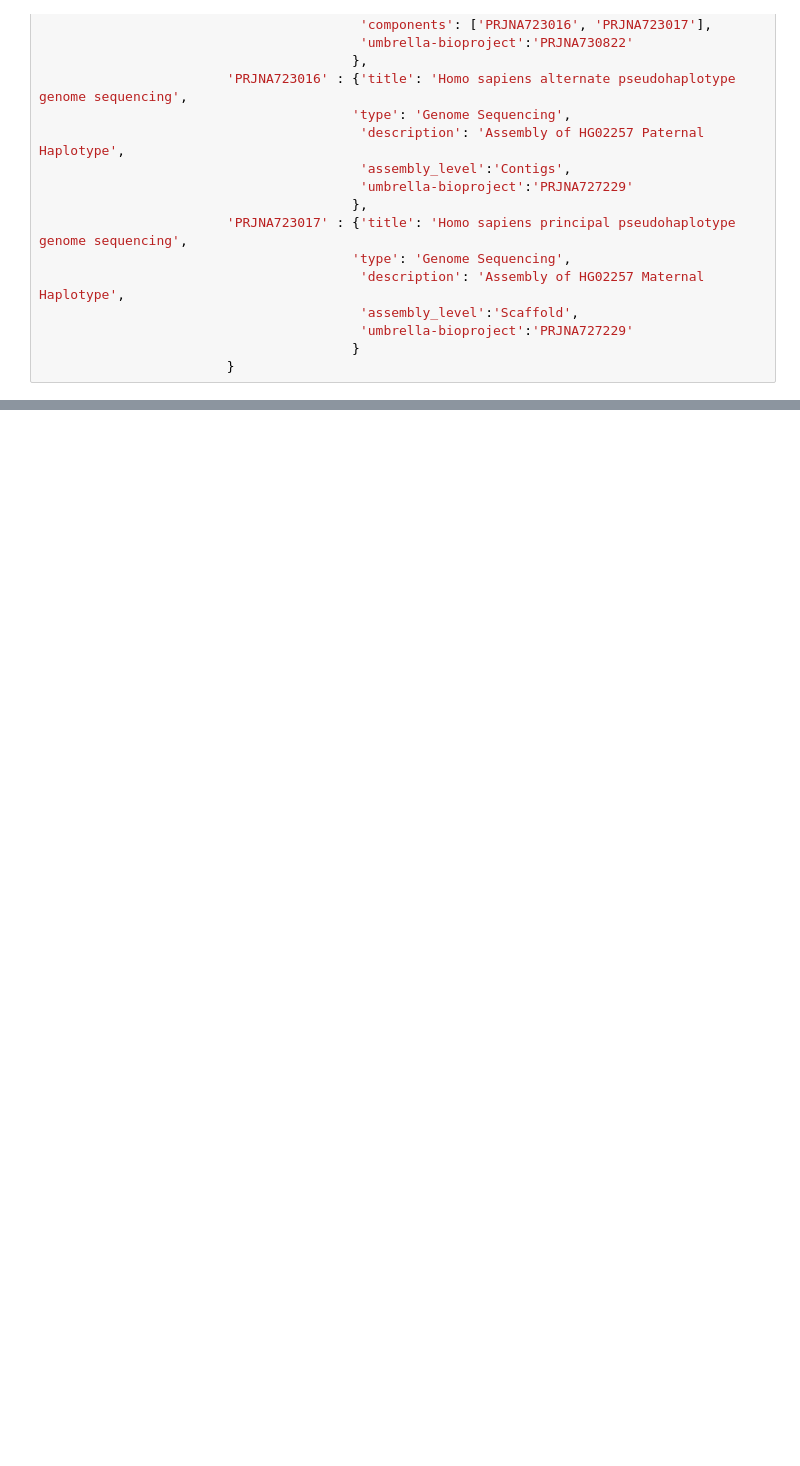
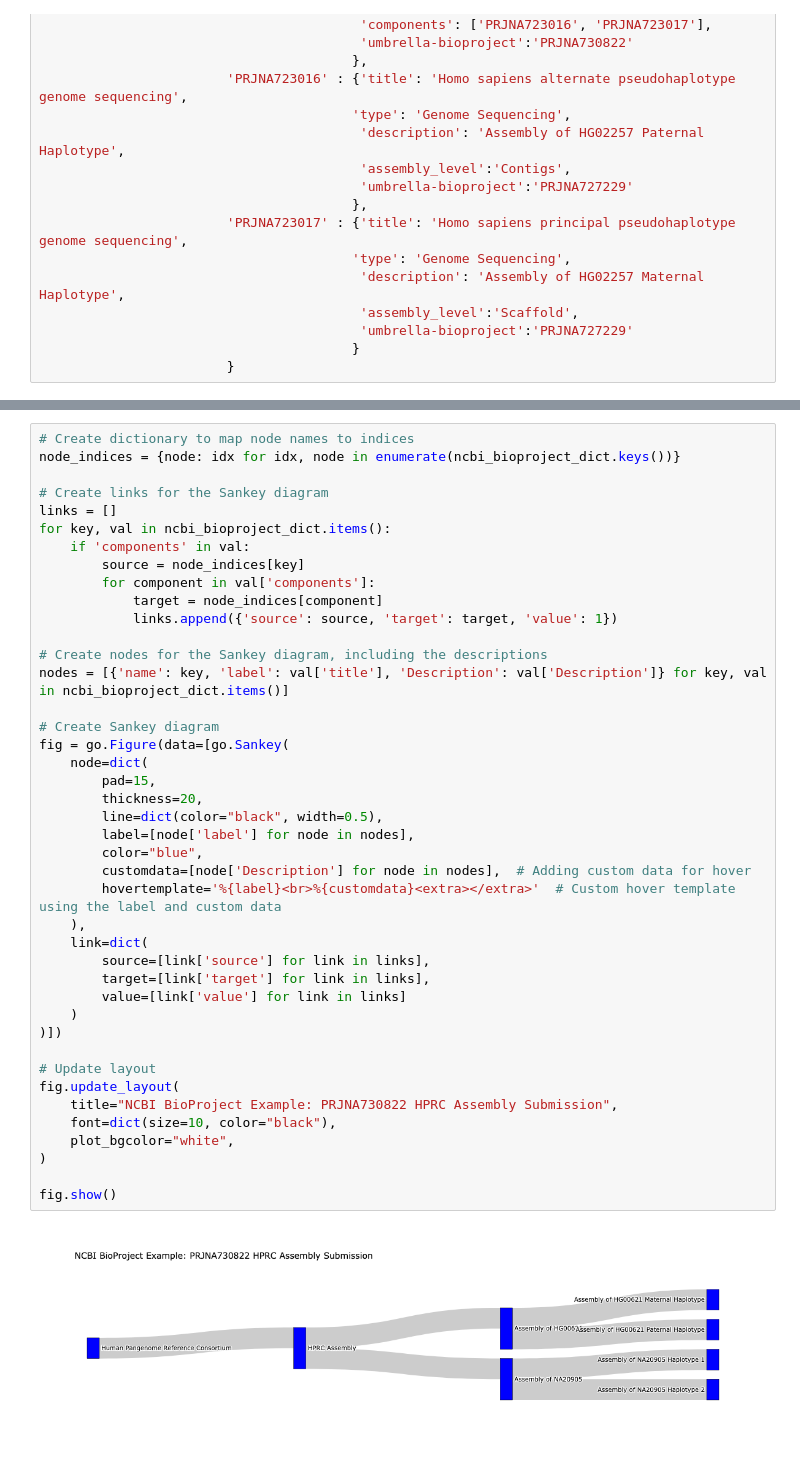
Before and after one commit to human-pangenomics/HPRC_metadata, a Jupyter notebook: data/notebooks/hprc-ncbi-network-metadict.ipynb, the cells around one changed output, grey strips where cells are left out. Drawn from its saved outputs; the diff is of its cells as text; blank space fills up the shorter version.

Commit message:
update bioproject network

```diff
--- a/data/notebooks/hprc-ncbi-network-metadict.ipynb
+++ b/data/notebooks/hprc-ncbi-network-metadict.ipynb
@@ -90,0 +146,44 @@ fig.show()
+# %%
+# Create dictionary to map node names to indices
+node_indices = {node: idx for idx, node in enumerate(ncbi_bioproject_dict.keys())}
+
+# Create links for the Sankey diagram
+links = []
+for key, val in ncbi_bioproject_dict.items():
+    if 'components' in val:
+        source = node_indices[key]
+        for component in val['components']:
+            target = node_indices[component]
+            links.append({'source': source, 'target': target, 'value': 1})
+
+# Create nodes for the Sankey diagram, including the descriptions
+nodes = [{'name': key, 'label': val['title'], 'Description': val['Description']} for key, val in ncbi_bioproject_dict.items()]
+
+# Create Sankey diagram
+fig = go.Figure(data=[go.Sankey(
+    node=dict(
+        pad=15,
+        thickness=20,
+        line=dict(color="black", width=0.5),
+        label=[node['label'] for node in nodes],
+        color="blue",
+        customdata=[node['Description'] for node in nodes],  # Adding custom data for hover
+        hovertemplate='%{label}<br>%{customdata}<extra></extra>'  # Custom hover template using the label and custom data
+    ),
+    link=dict(
+        source=[link['source'] for link in links],
+        target=[link['target'] for link in links],
+        value=[link['value'] for link in links]
+    )
+)])
+
+# Update layout
+fig.update_layout(
+    title="NCBI BioProject Example: PRJNA730822 HPRC Assembly Submission",
+    font=dict(size=10, color="black"),
+    plot_bgcolor="white",
+)
+
+fig.show()
+# %% [output]
+[figure, added]
```
Also changed, not shown: parts of 21 cells of this notebook.
